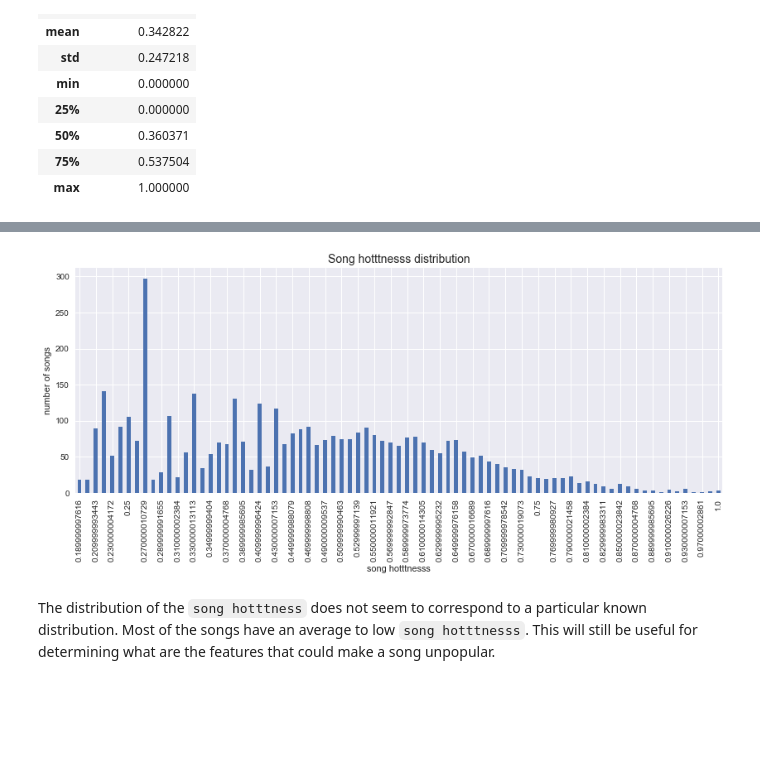
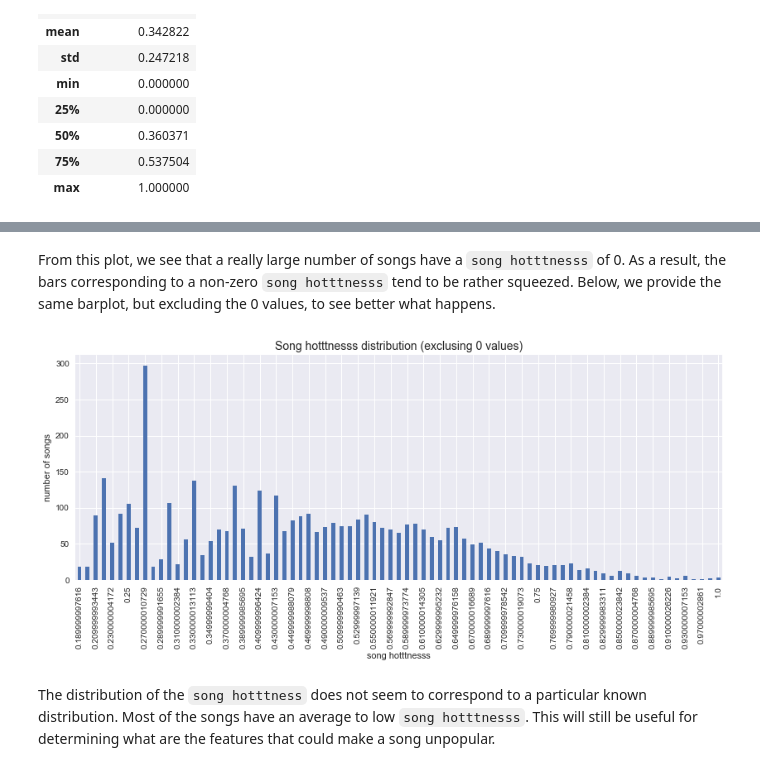
Before and after one commit to Piloumpicou/ADA-Unexpected-Match, a Jupyter notebook: project/MSD_subset.ipynb, the cells around one changed output, grey strips where cells are left out. Drawn from its saved outputs; the diff is of its cells as text; code cells hidden in the pictures; blank space fills up the shorter version.

```diff
--- a/project/MSD_subset.ipynb
+++ b/project/MSD_subset.ipynb
@@ -318,19 +349,21 @@ From the Million Song Dataset documentation, a `song hotttness` of 0 does not me
+# %% [markdown]
+From this plot, we see that a really large number of songs have a `song hotttnesss` of 0.
+As a result, the bars corresponding to a non-zero `song hotttnesss` tend to be rather squeezed.
+Below, we provide the same barplot, but excluding the 0 values, to see better what happens.
 # %%
-#TODO: check if song hotttnesss = 0 effectively 0
-
 #round the 'song hotttnesss' to the nearest hundredth, in order to limit the number of bins
 ax = round(data[data['song hotttnesss'] > 0]['song hotttnesss'], 2).value_counts()\
                                                                    .sort_index()\
                                                                    .plot(kind='bar',
                                                                          grid=True,
                                                                          figsize=(14, 5));
 
-ax.set_title('Song hotttnesss distribution', fontsize=14)
+ax.set_title('Song hotttnesss distribution (exclusing 0 values)', fontsize=14)
 ax.set_xlabel('song hotttnesss')
 ax.set_ylabel('number of songs');
 set_ticks_wtih_step(ax, 2)
 # %% [output]
-[figure, old version]
+[figure, new version]
 # %% [markdown]
 The distribution of the `song hotttness` does not seem to correspond to a particular known distribution.
 Most of the songs have an average to low `song hotttnesss`.
```
Also changed, not shown: parts of 11 cells of this notebook.
